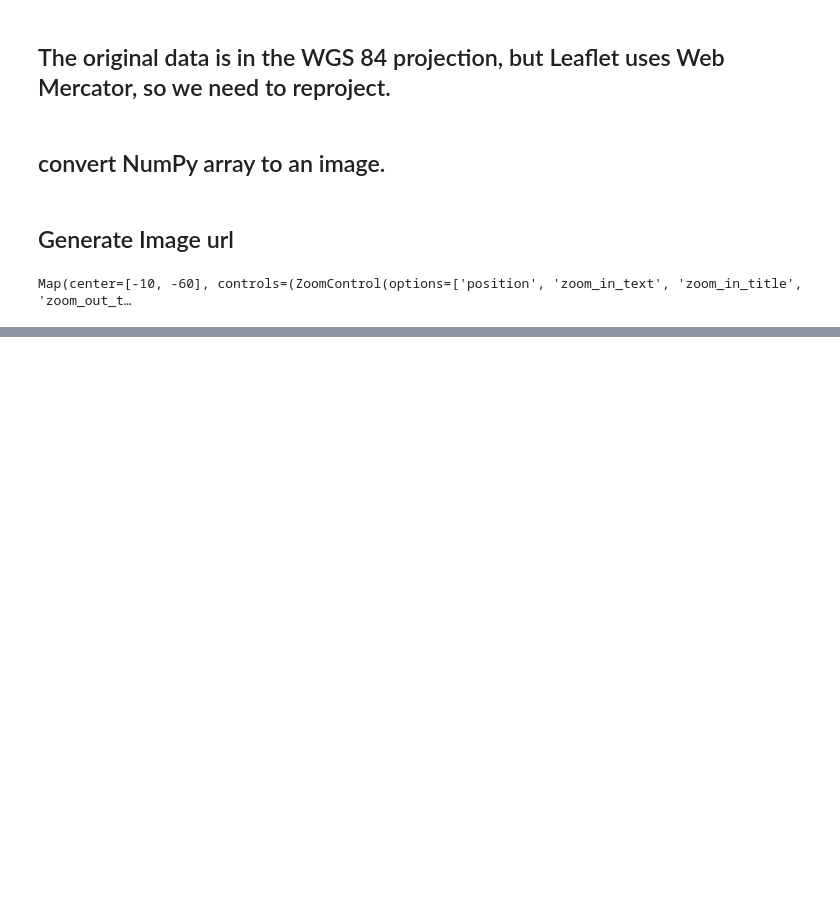
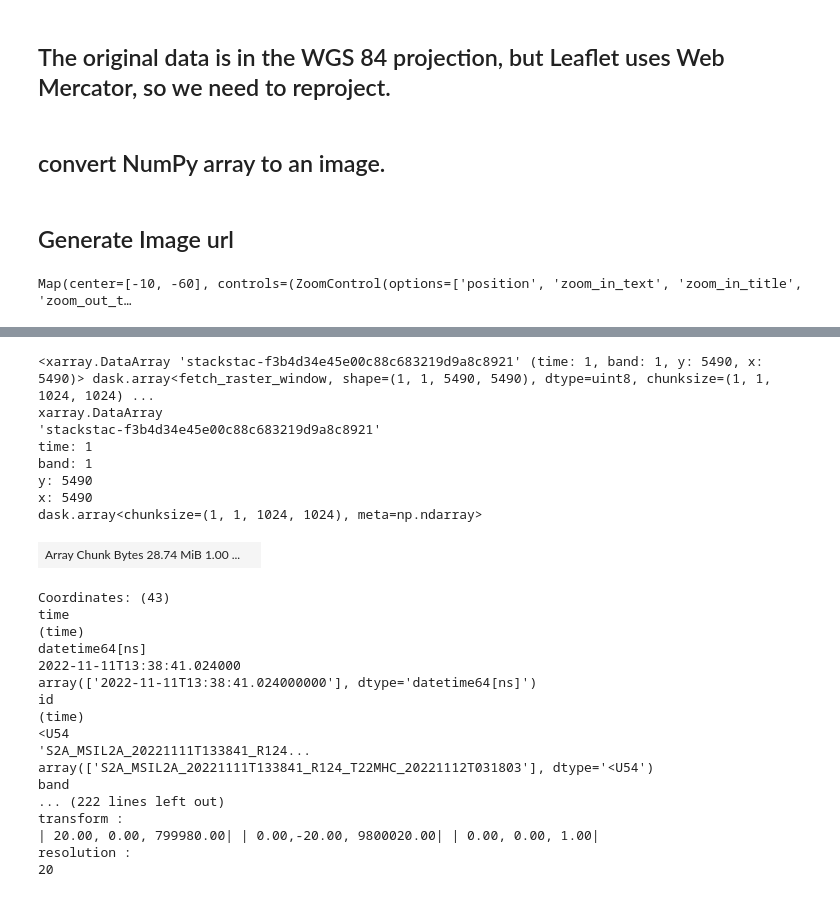
Before and after one commit to huizhml/global-vegetation-structure, a Jupyter notebook: download/vis.ipynb, the cells around one changed output, grey strips where cells are left out. Saved outputs shown, nothing was run; the diff lists cells and outputs as text; code cells hidden in the pictures; blank space fills up the shorter version.

```diff
--- a/download/vis.ipynb
+++ b/download/vis.ipynb
@@ -177,0 +338,31 @@ m.layout.height = '800px'
+# %%
+from utils._stackstac import stack
+image = stack(item, assets=['SCL'], resolution=20, epsg=32722, dtype='uint8', fill_value=0)
+image
+# %% [output]
+<xarray.DataArray 'stackstac-f3b4d34e45e00c88c683219d9a8c8921' (time: 1, band: 1, y: 5490, x: 5490)> dask.array<fetch_raster_window, shape=(1, 1, 5490, 5490), dtype=uint8, chunksize=(1, 1, 1024, 1024) ...
+xarray.DataArray
+'stackstac-f3b4d34e45e00c88c683219d9a8c8921'
+time: 1
+band: 1
+y: 5490
+x: 5490
+dask.array<chunksize=(1, 1, 1024, 1024), meta=np.ndarray>
+| Array Chunk Bytes 28.74 MiB 1.00 ... |  |
+Coordinates: (43)
+time
+(time)
+datetime64[ns]
+2022-11-11T13:38:41.024000
+array(['2022-11-11T13:38:41.024000000'], dtype='datetime64[ns]')
+id
+(time)
+<U54
+'S2A_MSIL2A_20221111T133841_R124...
+array(['S2A_MSIL2A_20221111T133841_R124_T22MHC_20221112T031803'], dtype='<U54')
+band
+... (222 lines left out)
+transform :
+| 20.00, 0.00, 799980.00| | 0.00,-20.00, 9800020.00| | 0.00, 0.00, 1.00|
+resolution :
+20
```
Also changed, not shown: parts of 29 cells of this notebook, 9 other files.
